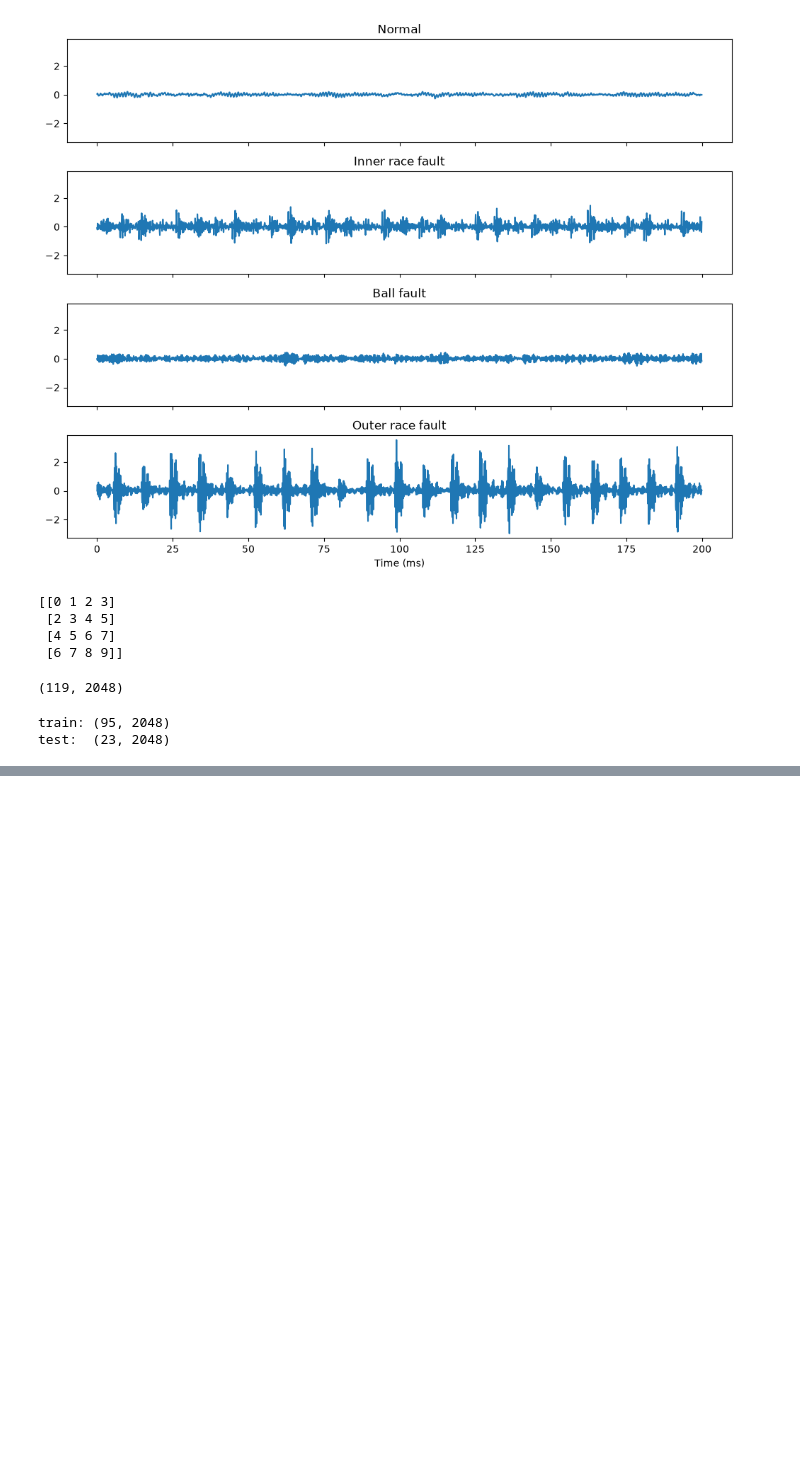
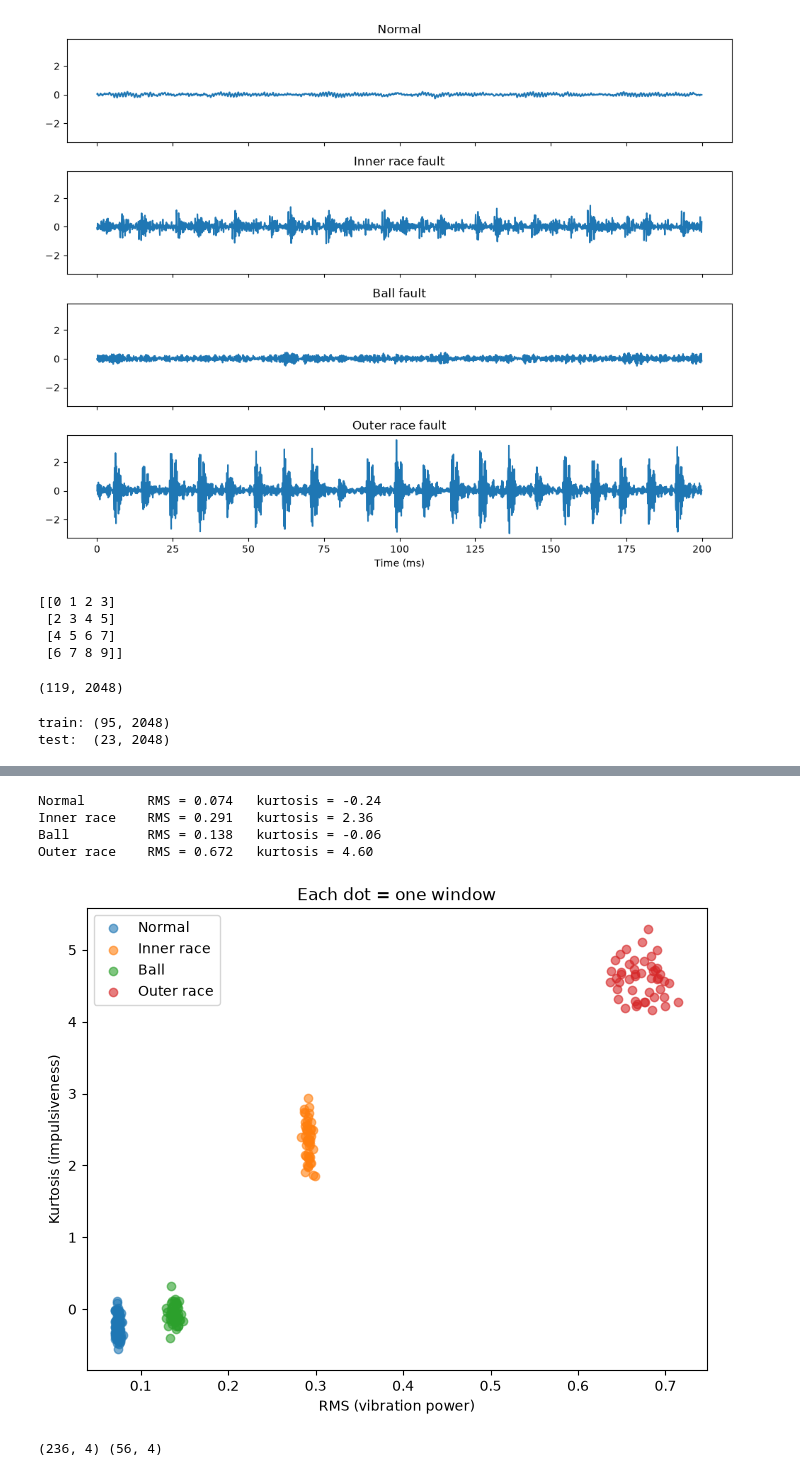
Before and after one commit to Batubttl/Bearing-fault-detection, a Jupyter notebook: notebooks/01_exploration.ipynb, the cells around one changed output, grey strips where cells are left out. Cells and saved outputs as stored; diff of their text form; code cells hidden in the pictures; blank space fills up the shorter version.

```diff
--- a/notebooks/01_exploration.ipynb
+++ b/notebooks/01_exploration.ipynb
@@ -123,0 +127,49 @@ print("Windows per class (train):", np.bincount(y_train))
+# %%
+from scipy.stats import kurtosis
+
+def rms(x):
+    return np.sqrt(np.mean(x ** 2))
+
+class_names = ["Normal", "Inner race", "Ball", "Outer race"]
+
+for label, name in enumerate(class_names):
+    w = X_train[y_train == label]                 # all train windows of this class
+    r = np.mean([rms(x) for x in w])              # average RMS
+    k = np.mean([kurtosis(x) for x in w])         # average kurtosis
+    print(f"{name:12s}  RMS = {r:.3f}   kurtosis = {k:.2f}")
+# %% [output]
+Normal        RMS = 0.074   kurtosis = -0.24
+Inner race    RMS = 0.291   kurtosis = 2.36
+Ball          RMS = 0.138   kurtosis = -0.06
+Outer race    RMS = 0.672   kurtosis = 4.60
+# %%
+plt.figure(figsize=(8, 6))
+for label, name in enumerate(class_names):
+    w = X_train[y_train == label]
+    r = [rms(x) for x in w]
+    k = [kurtosis(x) for x in w]
+    plt.scatter(r, k, label=name, alpha=0.6)
+
+plt.xlabel("RMS (vibration power)")
+plt.ylabel("Kurtosis (impulsiveness)")
+plt.title("Each dot = one window")
+plt.legend()
+plt.show()
+# %% [output]
+[figure, added]
+# %%
+def extract_features(windows):
+    feats = []
+    for w in windows:
+        r = rms(w)
+        peak = np.max(np.abs(w))
+        feats.append([r, kurtosis(w), peak, peak / r])
+    return np.array(feats)
+
+feature_names = ["rms", "kurtosis", "peak", "crest_factor"]
+
+F_train = extract_features(X_train)
+F_test  = extract_features(X_test)
+print(F_train.shape, F_test.shape)
+# %% [output]
+(236, 4) (56, 4)
```
Also changed, not shown: parts of 3 cells of this notebook, 1 other file.
